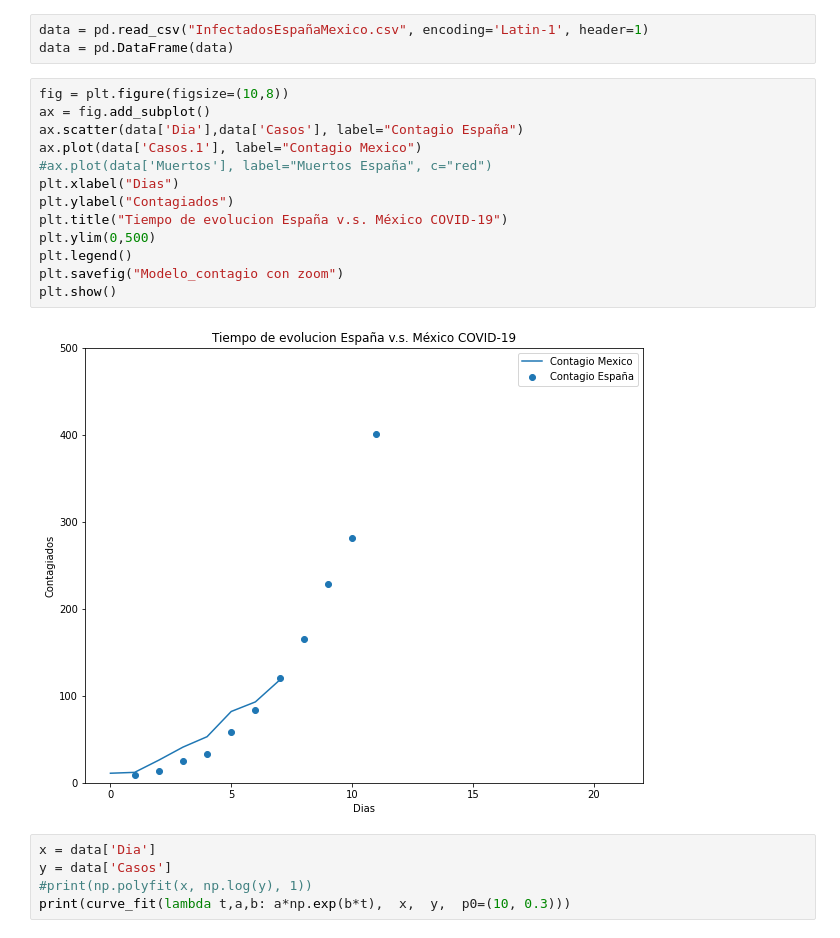
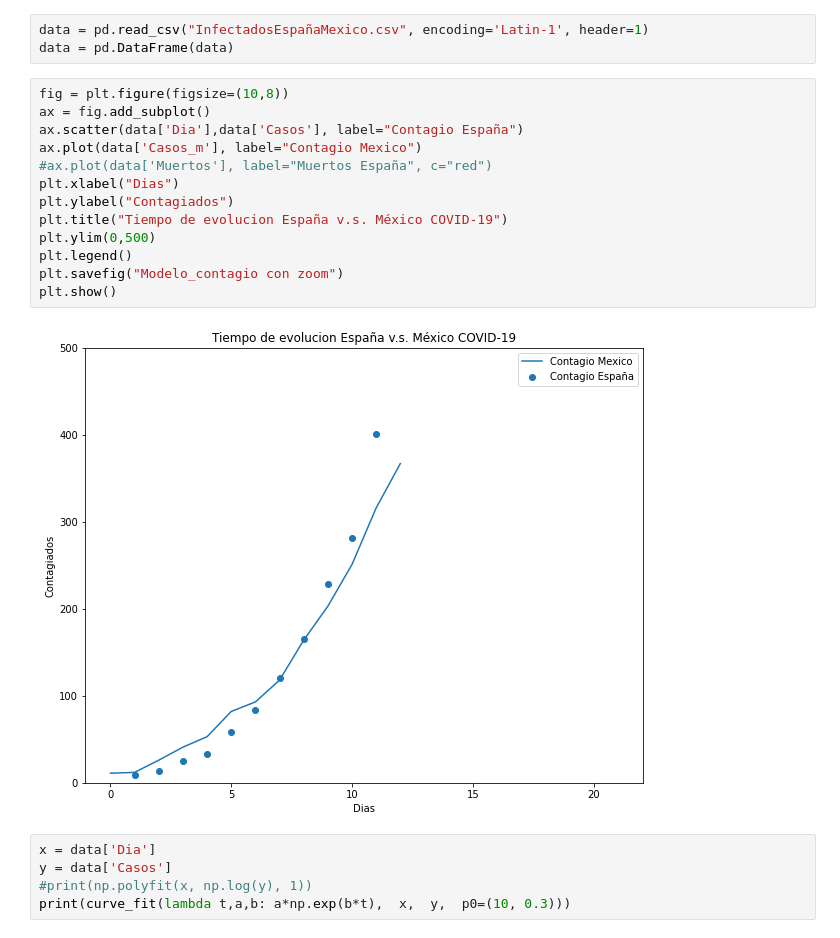
Before and after one commit to Physicworld/COVID19, a Jupyter notebook: Modelo__contagio_COVID_19.ipynb, the cells around one changed output. Saved outputs shown, nothing was run; the diff lists cells and outputs as text.

```diff
--- a/Modelo__contagio_COVID_19.ipynb
+++ b/Modelo__contagio_COVID_19.ipynb
@@ -20,18 +21,18 @@ data = pd.DataFrame(data)
 # %%
 fig = plt.figure(figsize=(10,8))
 ax = fig.add_subplot()
 ax.scatter(data['Dia'],data['Casos'], label="Contagio España")
-ax.plot(data['Casos.1'], label="Contagio Mexico")
+ax.plot(data['Casos_m'], label="Contagio Mexico")
 #ax.plot(data['Muertos'], label="Muertos España", c="red")
 plt.xlabel("Dias")
 plt.ylabel("Contagiados")
 plt.title("Tiempo de evolucion España v.s. México COVID-19")
 plt.ylim(0,500)
 plt.legend()
 plt.savefig("Modelo_contagio con zoom")
 plt.show()
 # %% [output]
-[figure, old version]
+[figure, new version]
 # %%
 x = data['Dia']
 y = data['Casos']
```
Also changed, not shown: parts of 10 cells of this notebook.
